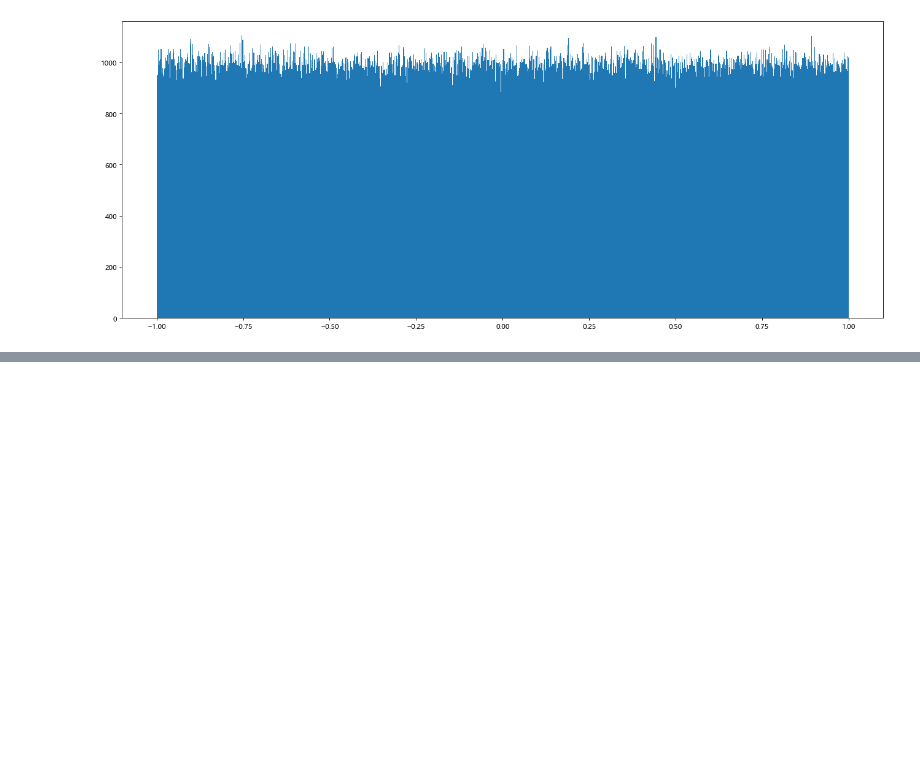
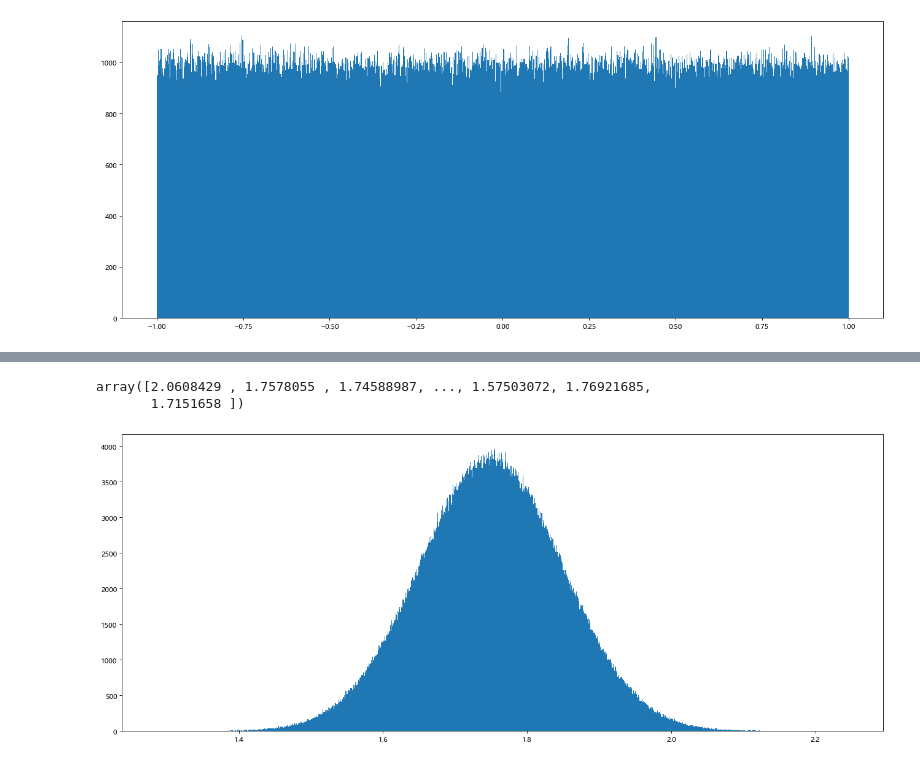
Before and after one commit to mackyuqimack/pythonStudy, a Jupyter notebook: numpy_demo/day2_numpy.ipynb, the cells around one changed output, grey strips where cells are left out. Drawn from its saved outputs; the diff is of its cells as text; code cells hidden in the pictures; blank space fills up the shorter version.

```diff
--- a/numpy_demo/day2_numpy.ipynb
+++ b/numpy_demo/day2_numpy.ipynb
@@ -201,0 +224,17 @@ plt.show()
+# %%
+arr2 = np.random.normal(loc=1.75, scale=0.1, size=1000000)
+# %%
+arr2
+# %% [output]
+array([2.0608429 , 1.7578055 , 1.74588987, ..., 1.57503072, 1.76921685,
+       1.7151658 ])
+# %%
+# 1.创建画布
+plt.figure(figsize=(20, 8), dpi=80)
+# 2.绘制直方图
+# density 显示频率
+plt.hist(arr2, bins=1000)
+# 3.显示图像
+plt.show()
+# %% [output]
+[figure, added]
```
Also changed, not shown: parts of 2 cells of this notebook.
